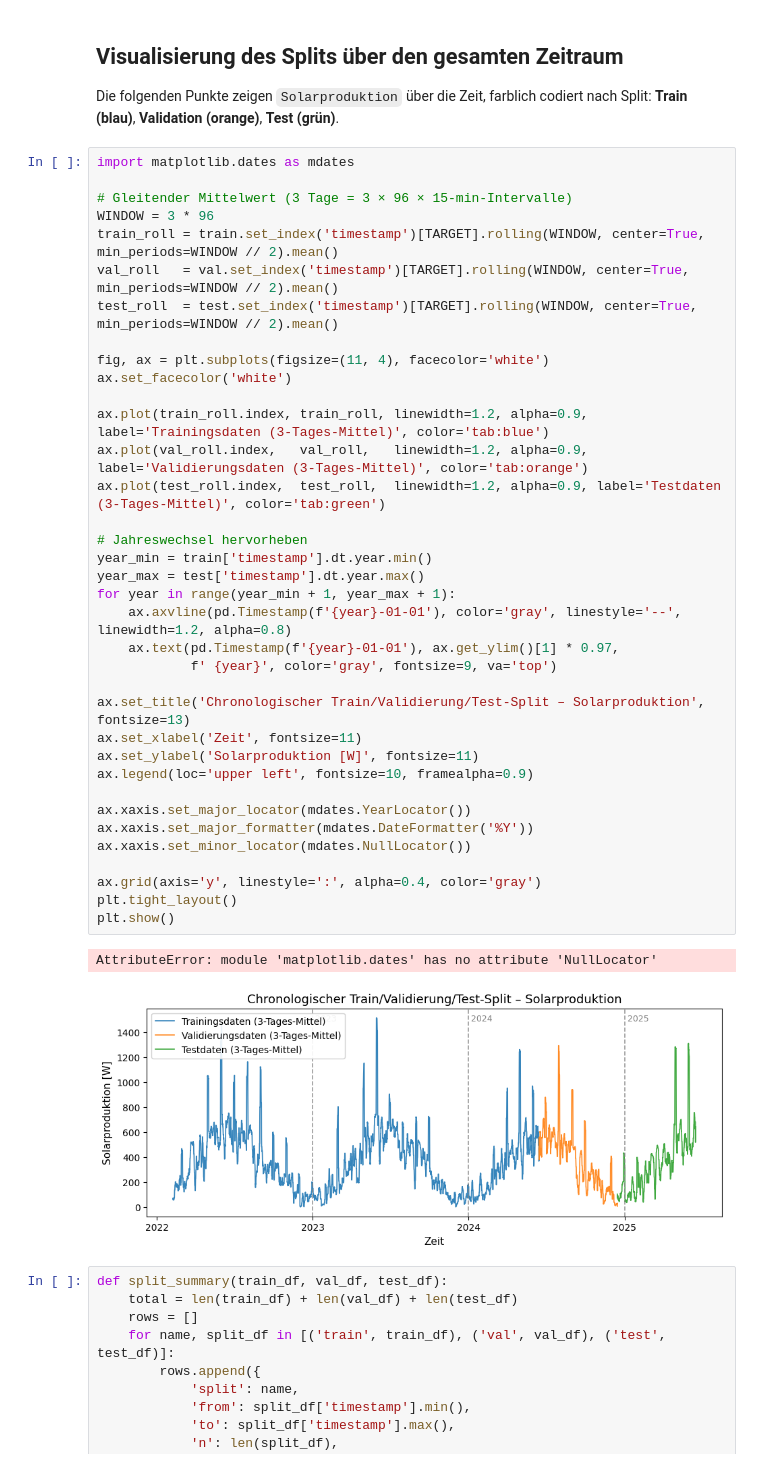
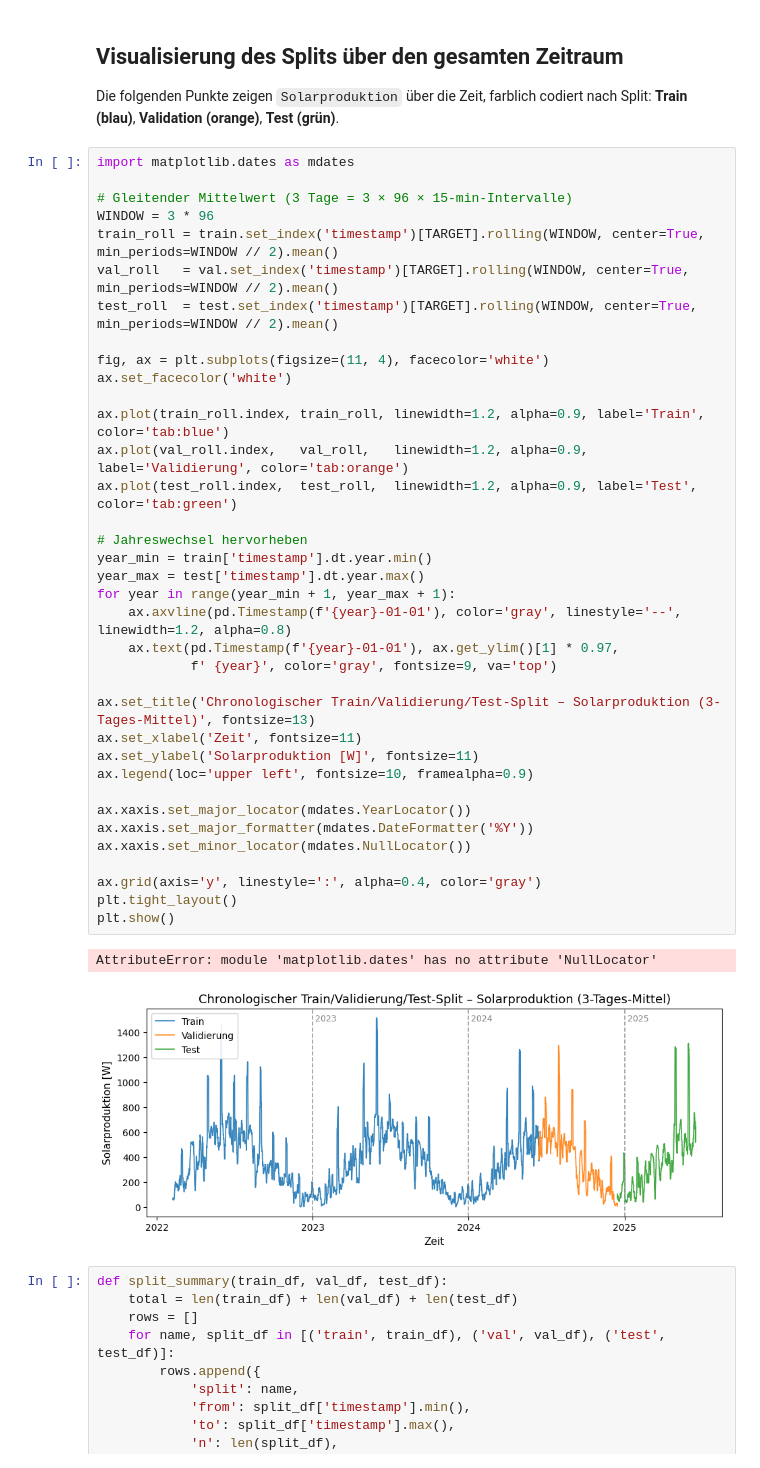
Before and after one commit to Anni075/KI-Project, a Jupyter notebook: notebooks/04_splitting.ipynb, the cells around one changed output. Cells and saved outputs as stored; diff of their text form.

```diff
--- a/notebooks/04_splitting.ipynb
+++ b/notebooks/04_splitting.ipynb
@@ -54,38 +54,38 @@ import matplotlib.dates as mdates
 WINDOW = 3 * 96
 train_roll = train.set_index('timestamp')[TARGET].rolling(WINDOW, center=True, min_periods=WINDOW // 2).mean()
 val_roll   = val.set_index('timestamp')[TARGET].rolling(WINDOW, center=True, min_periods=WINDOW // 2).mean()
 test_roll  = test.set_index('timestamp')[TARGET].rolling(WINDOW, center=True, min_periods=WINDOW // 2).mean()
 
 fig, ax = plt.subplots(figsize=(11, 4), facecolor='white')
 ax.set_facecolor('white')
 
-ax.plot(train_roll.index, train_roll, linewidth=1.2, alpha=0.9, label='Trainingsdaten (3-Tages-Mittel)', color='tab:blue')
-ax.plot(val_roll.index,   val_roll,   linewidth=1.2, alpha=0.9, label='Validierungsdaten (3-Tages-Mittel)', color='tab:orange')
-ax.plot(test_roll.index,  test_roll,  linewidth=1.2, alpha=0.9, label='Testdaten (3-Tages-Mittel)', color='tab:green')
+ax.plot(train_roll.index, train_roll, linewidth=1.2, alpha=0.9, label='Train',      color='tab:blue')
+ax.plot(val_roll.index,   val_roll,   linewidth=1.2, alpha=0.9, label='Validierung', color='tab:orange')
+ax.plot(test_roll.index,  test_roll,  linewidth=1.2, alpha=0.9, label='Test',        color='tab:green')
 
 # Jahreswechsel hervorheben
 year_min = train['timestamp'].dt.year.min()
 year_max = test['timestamp'].dt.year.max()
 for year in range(year_min + 1, year_max + 1):
     ax.axvline(pd.Timestamp(f'{year}-01-01'), color='gray', linestyle='--', linewidth=1.2, alpha=0.8)
     ax.text(pd.Timestamp(f'{year}-01-01'), ax.get_ylim()[1] * 0.97,
             f' {year}', color='gray', fontsize=9, va='top')
 
-ax.set_title('Chronologischer Train/Validierung/Test-Split – Solarproduktion', fontsize=13)
+ax.set_title('Chronologischer Train/Validierung/Test-Split – Solarproduktion (3-Tages-Mittel)', fontsize=13)
 ax.set_xlabel('Zeit', fontsize=11)
 ax.set_ylabel('Solarproduktion [W]', fontsize=11)
 ax.legend(loc='upper left', fontsize=10, framealpha=0.9)
 
 ax.xaxis.set_major_locator(mdates.YearLocator())
 ax.xaxis.set_major_formatter(mdates.DateFormatter('%Y'))
 ax.xaxis.set_minor_locator(mdates.NullLocator())
 
 ax.grid(axis='y', linestyle=':', alpha=0.4, color='gray')
 plt.tight_layout()
 plt.show()
 # %% [output]
 AttributeError: module 'matplotlib.dates' has no attribute 'NullLocator'
-[figure, old version]
+[figure, new version]
 # %%
 def split_summary(train_df, val_df, test_df):
     total = len(train_df) + len(val_df) + len(test_df)
```
